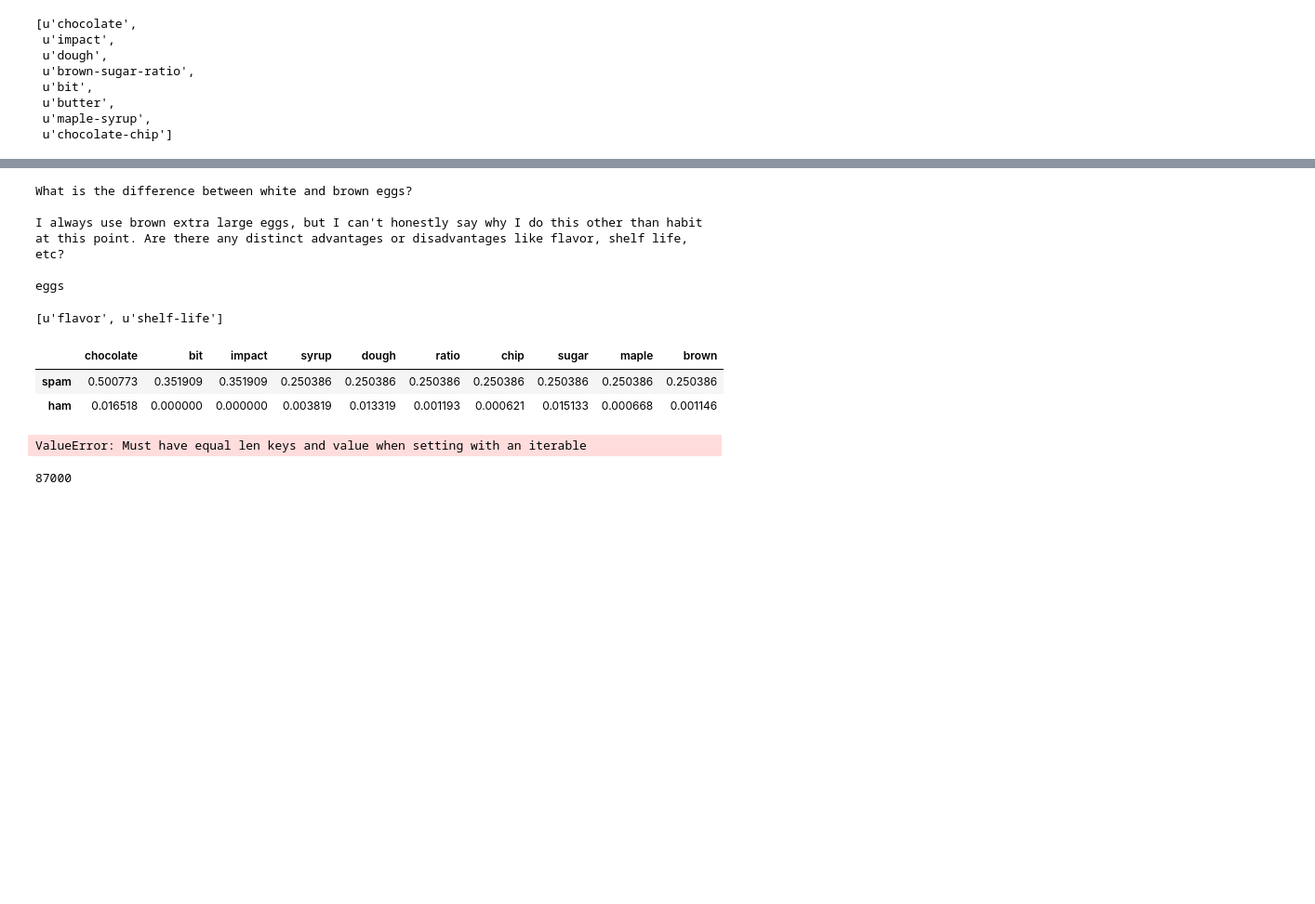
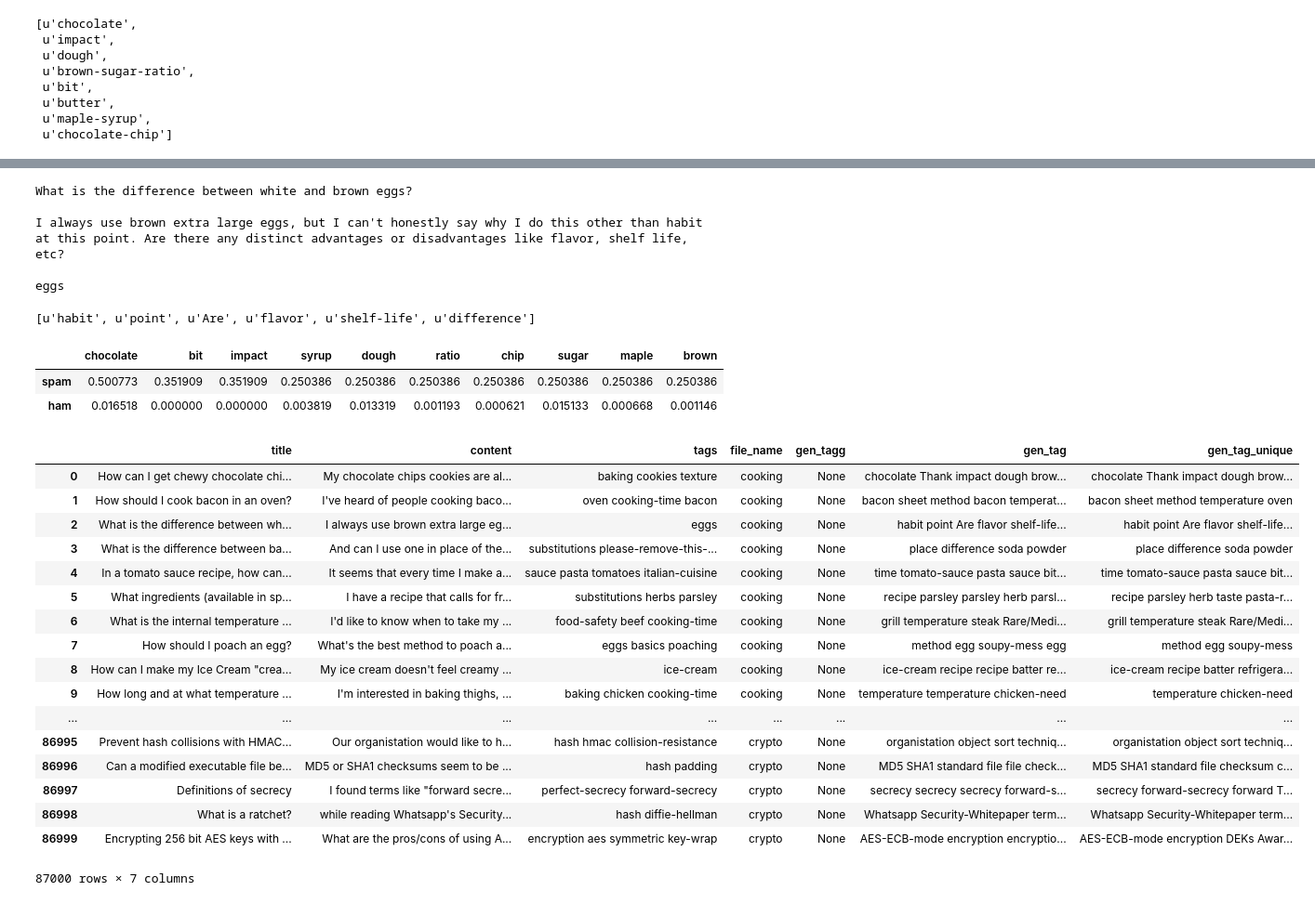
Before and after one commit to asarchami/kaggle_stackexchange, a Jupyter notebook: kaggle_ali_1.ipynb, the cells around one changed output, grey strips where cells are left out. Shown at 93% size. Cells and saved outputs as stored; diff of their text form; code cells hidden in the pictures; blank space fills up the shorter version.

```diff
--- a/kaggle_ali_1.ipynb
+++ b/kaggle_ali_1.ipynb
@@ -80,7 +128,7 @@ tags3 = csv.iloc[2, 2]
 # tokenized = tokenizer.tokenize(sentence2)
 # tokenized = sent_tokenize(sentence2, language='english')
 # %%
-with open("long_stopwords.txt") as f:
+with open("kaggle/long_stopwords.txt") as f:
     stopwords = [word for line in f for word in line.split()]
 # %%
 def break_list_of_tags(list_of_tags):
@@ -149,7 +197,8 @@ def process_content(sentence, stopwords, all_tags):
         else:
             tags.append("-".join([t[0] for t in tree.leaves()]))
     tags
-    return remove_duplicates(tags)
+#     return remove_duplicates(tags)
+    return tags
 # %%
 with open("kaggle/long_stopwords.txt") as f:
     stopwords = [word for line in f for word in line.split()]
@@ -222,7 +273,7 @@ What is the difference between white and brown eggs?
 I always use brown extra large eggs, but I can't honestly say why I do this other than habit at this point. Are there any distinct advantages or disadvantages like flavor, shelf life, etc?
 
 eggs
-[u'flavor', u'shelf-life']
+[u'habit', u'point', u'Are', u'flavor', u'shelf-life', u'difference']
 # %%
 spam = " ".join(process_content(" ".join([sentence1, title1]), stopwords, tags))
 # %%
@@ -242,18 +293,36 @@ df.transpose().sort_values('spam', ascending=False).head(10).transpose()
 |  | chocolate | bit | impact | syrup | dough | ratio | chip | sugar | maple | brown |
 | spam | 0.500773 | 0.351909 | 0.351909 | 0.250386 | 0.250386 | 0.250386 | 0.250386 | 0.250386 | 0.250386 | 0.250386 |
 | ham | 0.016518 | 0.000000 | 0.000000 | 0.003819 | 0.013319 | 0.001193 | 0.000621 | 0.015133 | 0.000668 | 0.001146 |
+# %%
+csv['gen_tagg'] = None
+for i in range(len(csv)):
+    sentence = " ".join([csv.loc[i, 'content'], csv.loc[i, 'title']])
+
+    csv.loc[i, 'gen_tag'] = " ".join(process_content(sentence, stopwords, tags))
+    csv.loc[i, 'gen_tag_unique'] = " ".join(remove_duplicates(process_content(sentence, stopwords, tags)))
+#     csv.loc[i, 'gen_tag'] = process_content(" ".join([csv.loc[i, 'content'], csv.loc[i, 'title']]), stopwords, tags)
+# %%
+csv
+# %% [output]
+|  | title | content | tags | file_name | gen_tagg | gen_tag | gen_tag_unique |
+| 0 | How can I get chewy chocolate chi... | My chocolate chips cookies are al... | baking cookies texture | cooking | None | chocolate Thank impact dough brow... | chocolate Thank impact dough brow... |
+| 1 | How should I cook bacon in an oven? | I've heard of people cooking baco... | oven cooking-time bacon | cooking | None | bacon sheet method bacon temperat... | bacon sheet method temperature oven |
+| 2 | What is the difference between wh... | I always use brown extra large eg... | eggs | cooking | None | habit point Are flavor shelf-life... | habit point Are flavor shelf-life... |
+| 3 | What is the difference between ba... | And can I use one in place of the... | substitutions please-remove-this-... | cooking | None | place difference soda powder | place difference soda powder |
+| 4 | In a tomato sauce recipe, how can... | It seems that every time I make a... | sauce pasta tomatoes italian-cuisine | cooking | None | time tomato-sauce pasta sauce bit... | time tomato-sauce pasta sauce bit... |
+| 5 | What ingredients (available in sp... | I have a recipe that calls for fr... | substitutions herbs parsley | cooking | None | recipe parsley parsley herb parsl... | recipe parsley herb taste pasta-r... |
+| 6 | What is the internal temperature ... | I'd like to know when to take my ... | food-safety beef cooking-time | cooking | None | grill temperature steak Rare/Medi... | grill temperature steak Rare/Medi... |
+| 7 | How should I poach an egg? | What's the best method to poach a... | eggs basics poaching | cooking | None | method egg soupy-mess egg | method egg soupy-mess |
+| 8 | How can I make my Ice Cream "crea... | My ice cream doesn't feel creamy ... | ice-cream | cooking | None | ice-cream recipe recipe batter re... | ice-cream recipe batter refrigera... |
+| 9 | How long and at what temperature ... | I'm interested in baking thighs, ... | baking chicken cooking-time | cooking | None | temperature temperature chicken-need | temperature chicken-need |
+| ... | ... | ... | ... | ... | ... | ... | ... |
+| 86995 | Prevent hash collisions with HMAC... | Our organistation would like to h... | hash hmac collision-resistance | crypto | None | organistation object sort techniq... | organistation object sort techniq... |
+| 86996 | Can a modified executable file be... | MD5 or SHA1 checksums seem to be ... | hash padding | crypto | None | MD5 SHA1 standard file file check... | MD5 SHA1 standard file checksum c... |
+| 86997 | Definitions of secrecy | I found terms like "forward secre... | perfect-secrecy forward-secrecy | crypto | None | secrecy secrecy secrecy forward-s... | secrecy forward-secrecy forward T... |
+| 86998 | What is a ratchet? | while reading Whatsapp's Security... | hash diffie-hellman | crypto | None | Whatsapp Security-Whitepaper term... | Whatsapp Security-Whitepaper term... |
+| 86999 | Encrypting 256 bit AES keys with ... | What are the pros/cons of using A... | encryption aes symmetric key-wrap | crypto | None | AES-ECB-mode encryption encryptio... | AES-ECB-mode encryption DEKs Awar... |
+87000 rows × 7 columns
 # %%
 cooking = csv[(csv.file_name == 'cooking')]
 # %%
 other_topics = csv[(csv.file_name != 'cooking')]
-# %%
-csv['gen_tagg'] = None
-for i in range(len(csv)):
-    csv.loc[i, 'gen_tag'] = process_content(" ".join([csv.loc[i, 'content'], csv.loc[i, 'title']]),
-        stopwords, tags)
-# %% [output]
-ValueError: Must have equal len keys and value when setting with an iterable
-# %%
-len(csv)
-# %% [output]
-87000
```
Also changed, not shown: parts of 13 cells of this notebook, 2 other files.
